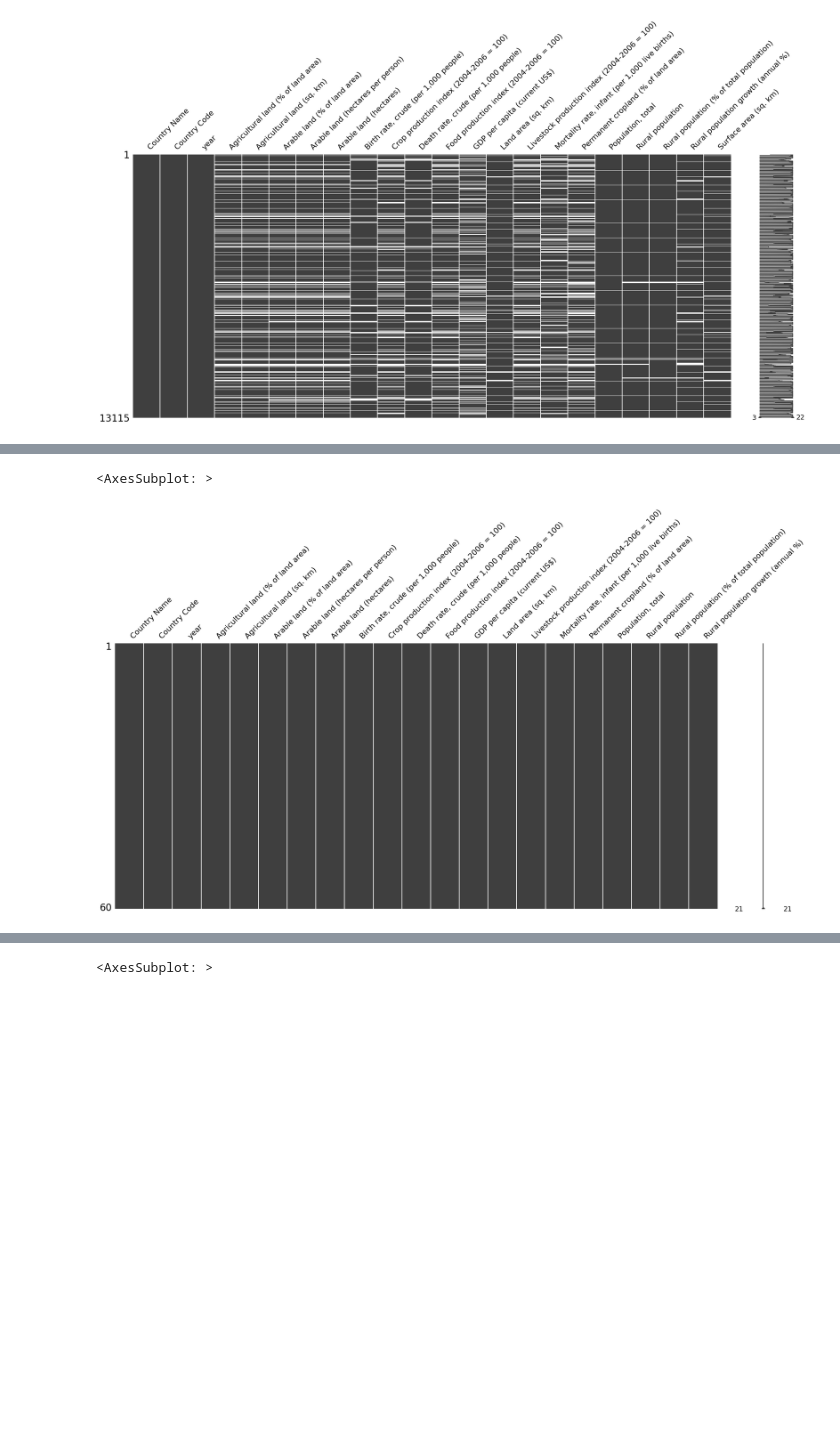
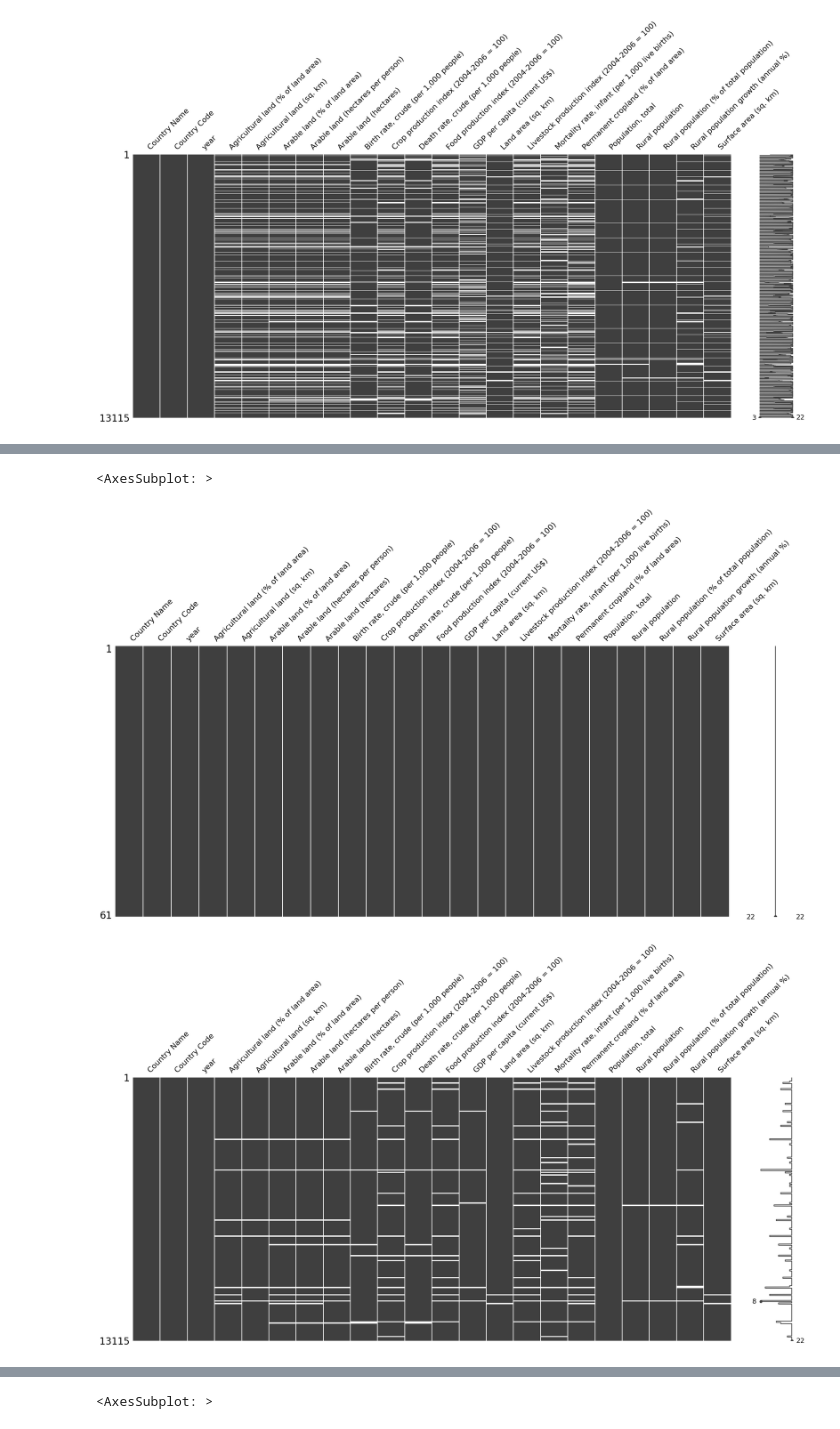
Before and after one commit to hofslu/dataVis, a Jupyter notebook: exOne/development copy.ipynb, the cells around one changed output, grey strips where cells are left out. Saved outputs shown, nothing was run; the diff lists cells and outputs as text; code cells hidden in the pictures; blank space fills up the shorter version.

```diff
--- a/exOne/development copy.ipynb
+++ b/exOne/development copy.ipynb
@@ -150,18 +72,24 @@ sample_df.head()
 # %%
-data = sample_df.iloc[:,3:-1].copy()
-
-def myImputation(colm):
+def myImputationFunction(colm):
     sol = colm.interpolate(method='linear')
     sol = sol[::-1]
     sol = sol.interpolate(method='linear')
     sol = sol[::-1]
     colm = sol
     return colm
-
-solution = data.apply(lambda x: myImputation(x), axis=0)
-# data.head()
-df_solution = pd.concat([sample_df.iloc[:,0:3], solution], axis=1, ignore_index=False)
-msno.matrix(df_solution)
-# %% [output]
-<AxesSubplot: >
-[figure, removed]
+# %%
+
+df_imputed = df_selected.copy()
+
+country_names = sorted(list(set(df_imputed["Country Name"])))
+for cn in country_names:
+    selected = df_imputed.loc[df_imputed["Country Name"] == cn,:]
+    solution = df_imputed.loc[df_imputed["Country Name"] == cn,:].apply(lambda x: myImputationFunction(x), axis=0)
+    df_imputed.loc[df_imputed["Country Name"] == cn,:] = solution
+
+msno.matrix(df_imputed.loc[df_imputed["Country Name"] == country_names[0],:])
+msno.matrix(df_imputed)
+# %% [output]
+<AxesSubplot: >
+[figure, added]
+[figure, added]
```
Also changed, not shown: parts of 19 cells of this notebook, 1 other file.
